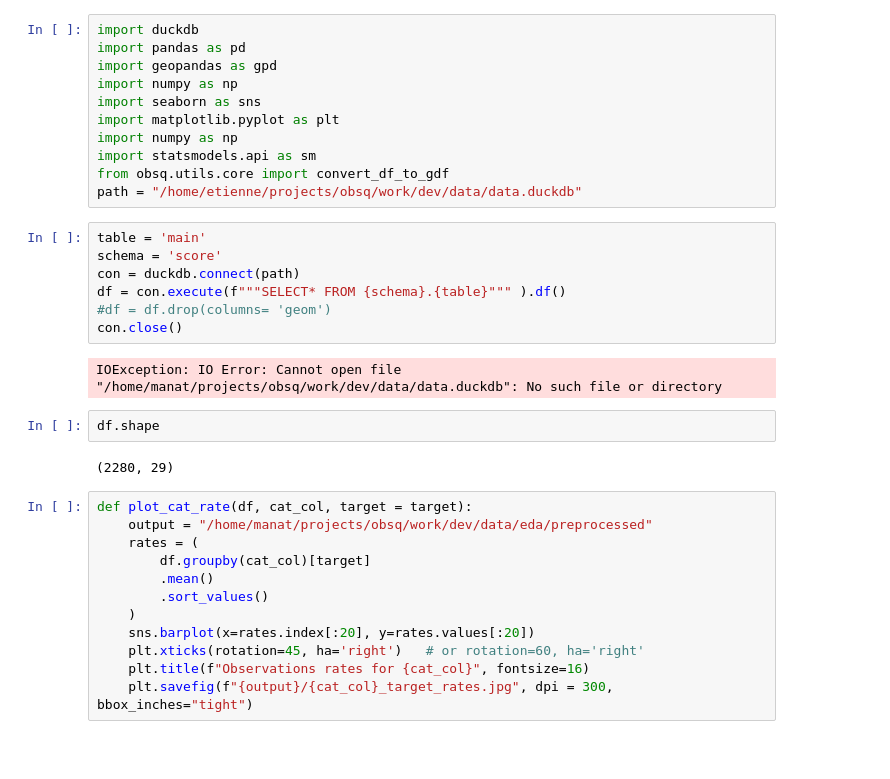
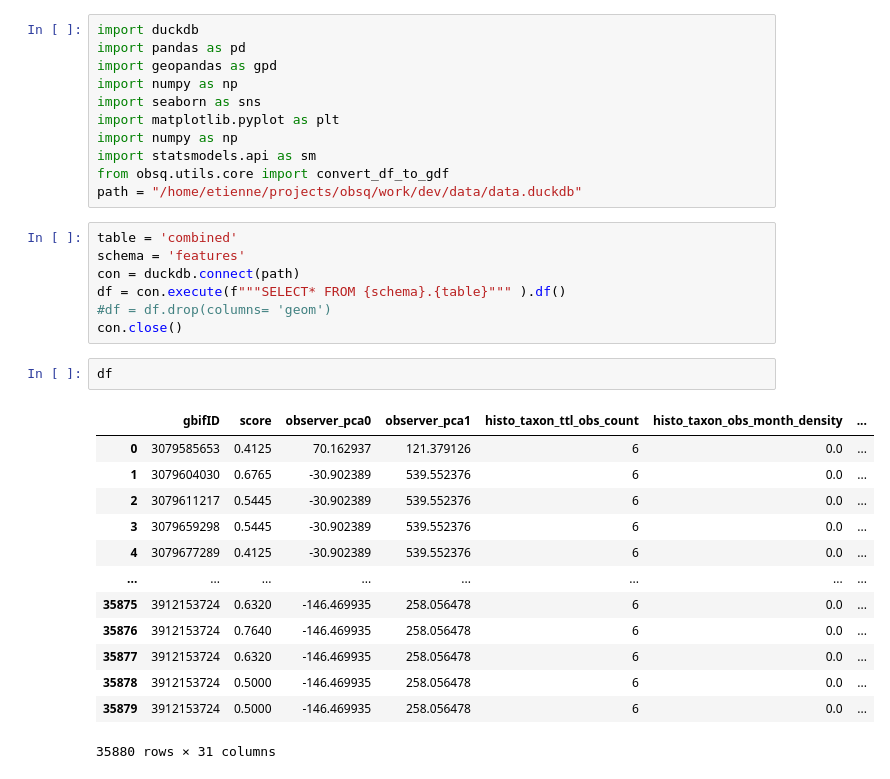
Before and after one commit to etiennegodin/CScorer, a Jupyter notebook: notebooks/eda/db_viz.ipynb, the cells around one changed output. Cells and saved outputs as stored; diff of their text form; blank space fills up the shorter version.

```diff
--- a/notebooks/eda/db_viz.ipynb
+++ b/notebooks/eda/db_viz.ipynb
@@ -10,27 +10,25 @@ import statsmodels.api as sm
 from obsq.utils.core import convert_df_to_gdf
 path = "/home/etienne/projects/obsq/work/dev/data/data.duckdb"
 # %%
-table = 'main'
-schema = 'score'
+table = 'combined'
+schema = 'features'
 con = duckdb.connect(path)
 df = con.execute(f"""SELECT* FROM {schema}.{table}""" ).df()
 #df = df.drop(columns= 'geom')
 con.close()
-# %% [output]
-IOException: IO Error: Cannot open file "/home/manat/projects/obsq/work/dev/data/data.duckdb": No such file or directory
 # %%
-df.shape
+df
 # %% [output]
+|  | gbifID | score | observer_pca0 | observer_pca1 | histo_taxon_ttl_obs_count | histo_taxon_obs_month_density | ... |
+| 0 | 3079585653 | 0.4125 | 70.162937 | 121.379126 | 6 | 0.0 | ... |
+| 1 | 3079604030 | 0.6765 | -30.902389 | 539.552376 | 6 | 0.0 | ... |
+| 2 | 3079611217 | 0.5445 | -30.902389 | 539.552376 | 6 | 0.0 | ... |
+| 3 | 3079659298 | 0.5445 | -30.902389 | 539.552376 | 6 | 0.0 | ... |
+| 4 | 3079677289 | 0.4125 | -30.902389 | 539.552376 | 6 | 0.0 | ... |
+| ... | ... | ... | ... | ... | ... | ... | ... |
+| 35875 | 3912153724 | 0.6320 | -146.469935 | 258.056478 | 6 | 0.0 | ... |
+| 35876 | 3912153724 | 0.7640 | -146.469935 | 258.056478 | 6 | 0.0 | ... |
+| 35877 | 3912153724 | 0.6320 | -146.469935 | 258.056478 | 6 | 0.0 | ... |
+| 35878 | 3912153724 | 0.5000 | -146.469935 | 258.056478 | 6 | 0.0 | ... |
+| 35879 | 3912153724 | 0.5000 | -146.469935 | 258.056478 | 6 | 0.0 | ... |
-(2280, 29)
+35880 rows × 31 columns
-# %%
-def plot_cat_rate(df, cat_col, target = target):
-    output = "/home/manat/projects/obsq/work/dev/data/eda/preprocessed"
-    rates = (
-        df.groupby(cat_col)[target]
-        .mean()
-        .sort_values()
-    )
-    sns.barplot(x=rates.index[:20], y=rates.values[:20])
-    plt.xticks(rotation=45, ha='right')   # or rotation=60, ha='right'
-    plt.title(f"Observations rates for {cat_col}", fontsize=16)
-    plt.savefig(f"{output}/{cat_col}_target_rates.jpg", dpi = 300, bbox_inches="tight")
```
Also changed, not shown: parts of 8 cells of this notebook, 5 other files.
